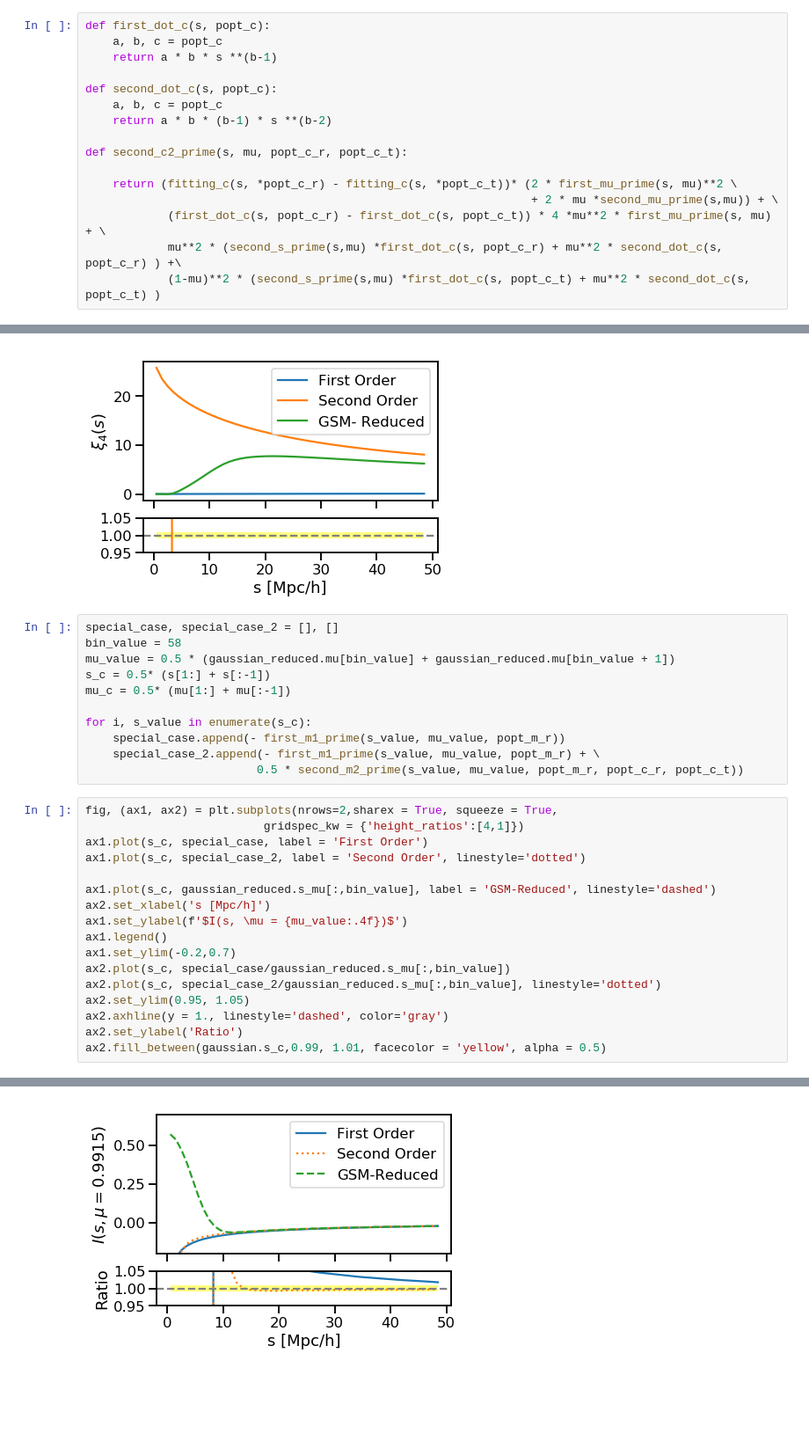
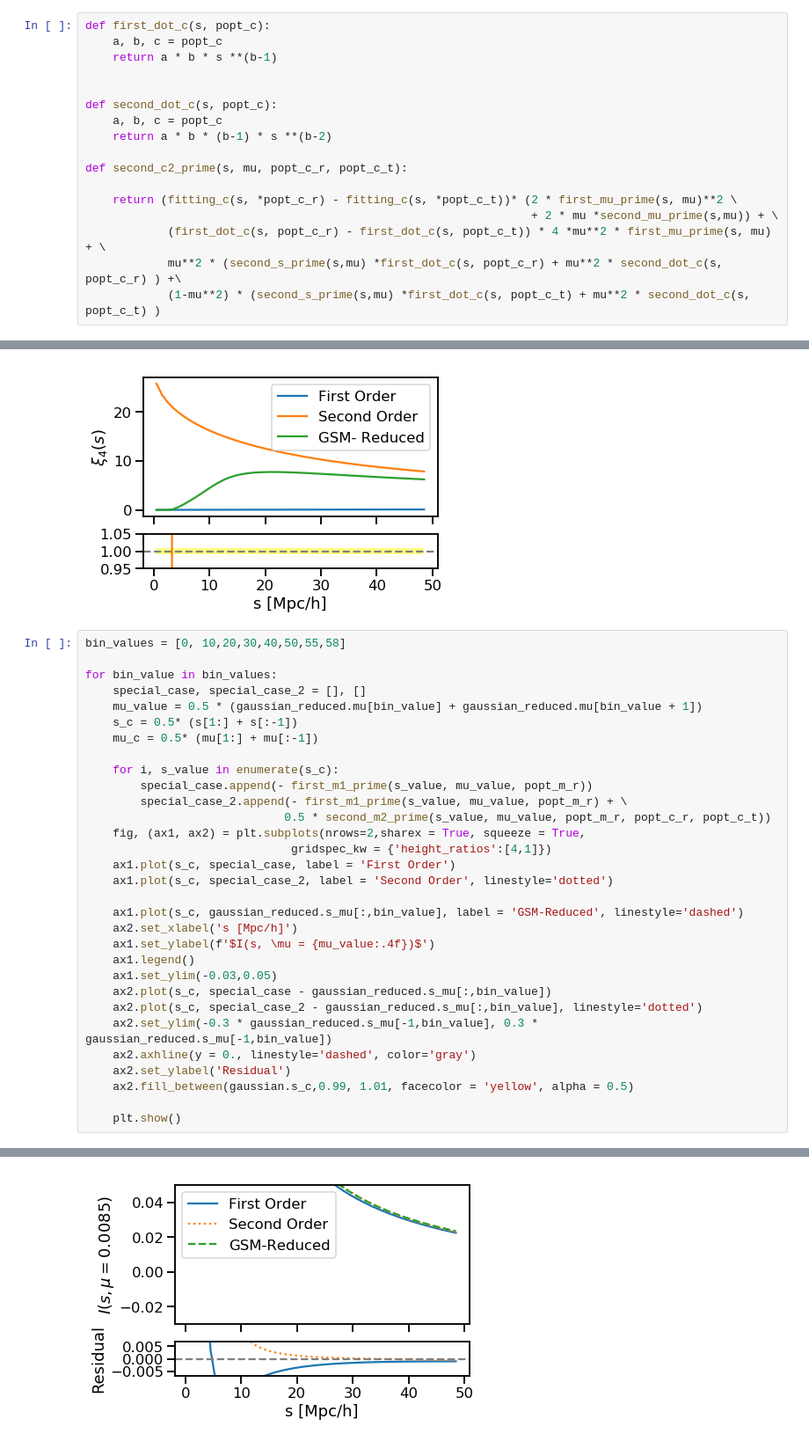
Before and after one commit to florpi/CentralStreamingModel, a Jupyter notebook: dimred/taylor_expansion.ipynb, the cells around one changed output, grey strips where cells are left out. Shown: that part at 88% size. Saved outputs shown, nothing was run; the diff lists cells and outputs as text; blank space fills up the shorter version.

```diff
--- a/dimred/taylor_expansion.ipynb
+++ b/dimred/taylor_expansion.ipynb
@@ -208,6 +228,7 @@ def second_m1_prime(s, mu, popt_m_r):
 def first_dot_c(s, popt_c):
     a, b, c = popt_c
     return a * b * s **(b-1)
+
 
 def second_dot_c(s, popt_c):
     a, b, c = popt_c
@@ -219,7 +240,7 @@ def second_c2_prime(s, mu, popt_c_r, popt_c_t):
                                                                  + 2 * mu *second_mu_prime(s,mu)) + \
             (first_dot_c(s, popt_c_r) - first_dot_c(s, popt_c_t)) * 4 *mu**2 * first_mu_prime(s, mu) + \
             mu**2 * (second_s_prime(s,mu) *first_dot_c(s, popt_c_r) + mu**2 * second_dot_c(s, popt_c_r) ) +\
-            (1-mu)**2 * (second_s_prime(s,mu) *first_dot_c(s, popt_c_t) + mu**2 * second_dot_c(s, popt_c_t) )
+            (1-mu**2) * (second_s_prime(s,mu) *first_dot_c(s, popt_c_t) + mu**2 * second_dot_c(s, popt_c_t) )
 # %%
 def second_m2_prime(s, mu, popt_m_r, popt_c_r, popt_c_t):
 
@@ -328,32 +356,35 @@ ax2.set_ylim(0.95,1.05)
 # %% [output]
 (0.95, 1.05)
 [figure]
-# %%
-special_case, special_case_2 = [], []
-bin_value = 58
-mu_value = 0.5 * (gaussian_reduced.mu[bin_value] + gaussian_reduced.mu[bin_value + 1])
-s_c = 0.5* (s[1:] + s[:-1])
-mu_c = 0.5* (mu[1:] + mu[:-1])
-
-for i, s_value in enumerate(s_c):
-    special_case.append(- first_m1_prime(s_value, mu_value, popt_m_r))
-    special_case_2.append(- first_m1_prime(s_value, mu_value, popt_m_r) + \
-                         0.5 * second_m2_prime(s_value, mu_value, popt_m_r, popt_c_r, popt_c_t))
 # %%
-fig, (ax1, ax2) = plt.subplots(nrows=2,sharex = True, squeeze = True,
-                          gridspec_kw = {'height_ratios':[4,1]})
-ax1.plot(s_c, special_case, label = 'First Order')
-ax1.plot(s_c, special_case_2, label = 'Second Order', linestyle='dotted')
+bin_values = [0, 10,20,30,40,50,55,58]
 
-ax1.plot(s_c, gaussian_reduced.s_mu[:,bin_value], label = 'GSM-Reduced', linestyle='dashed')
-ax2.set_xlabel('s [Mpc/h]')
-ax1.set_ylabel(f'$I(s, \mu = {mu_value:.4f})$')
-ax1.legend()
-ax1.set_ylim(-0.2,0.7)
-ax2.plot(s_c, special_case/gaussian_reduced.s_mu[:,bin_value])
-ax2.plot(s_c, special_case_2/gaussian_reduced.s_mu[:,bin_value], linestyle='dotted')
-ax2.set_ylim(0.95, 1.05)
-ax2.axhline(y = 1., linestyle='dashed', color='gray')
-ax2.set_ylabel('Ratio')
-ax2.fill_between(gaussian.s_c,0.99, 1.01, facecolor = 'yellow', alpha = 0.5)
+for bin_value in bin_values:
+    special_case, special_case_2 = [], []
+    mu_value = 0.5 * (gaussian_reduced.mu[bin_value] + gaussian_reduced.mu[bin_value + 1])
+    s_c = 0.5* (s[1:] + s[:-1])
+    mu_c = 0.5* (mu[1:] + mu[:-1])
+
+    for i, s_value in enumerate(s_c):
+        special_case.append(- first_m1_prime(s_value, mu_value, popt_m_r))
+        special_case_2.append(- first_m1_prime(s_value, mu_value, popt_m_r) + \
+                             0.5 * second_m2_prime(s_value, mu_value, popt_m_r, popt_c_r, popt_c_t))
+    fig, (ax1, ax2) = plt.subplots(nrows=2,sharex = True, squeeze = True,
+                              gridspec_kw = {'height_ratios':[4,1]})
+    ax1.plot(s_c, special_case, label = 'First Order')
+    ax1.plot(s_c, special_case_2, label = 'Second Order', linestyle='dotted')
+
+    ax1.plot(s_c, gaussian_reduced.s_mu[:,bin_value], label = 'GSM-Reduced', linestyle='dashed')
+    ax2.set_xlabel('s [Mpc/h]')
+    ax1.set_ylabel(f'$I(s, \mu = {mu_value:.4f})$')
+    ax1.legend()
+    ax1.set_ylim(-0.03,0.05)
+    ax2.plot(s_c, special_case - gaussian_reduced.s_mu[:,bin_value])
+    ax2.plot(s_c, special_case_2 - gaussian_reduced.s_mu[:,bin_value], linestyle='dotted')
+    ax2.set_ylim(-0.3 * gaussian_reduced.s_mu[-1,bin_value], 0.3 * gaussian_reduced.s_mu[-1,bin_value])
+    ax2.axhline(y = 0., linestyle='dashed', color='gray')
+    ax2.set_ylabel('Residual')
+    ax2.fill_between(gaussian.s_c,0.99, 1.01, facecolor = 'yellow', alpha = 0.5)
+
+    plt.show()
 # %% [output]
@@ -361 +391 @@ ax2.fill_between(gaussian.s_c,0.99, 1.01, facecolor = 'yellow', alpha = 0.5)
-[figure, old version]
+[figure, new version]
```
Also changed, not shown: parts of 13 cells of this notebook, 3 other files.
